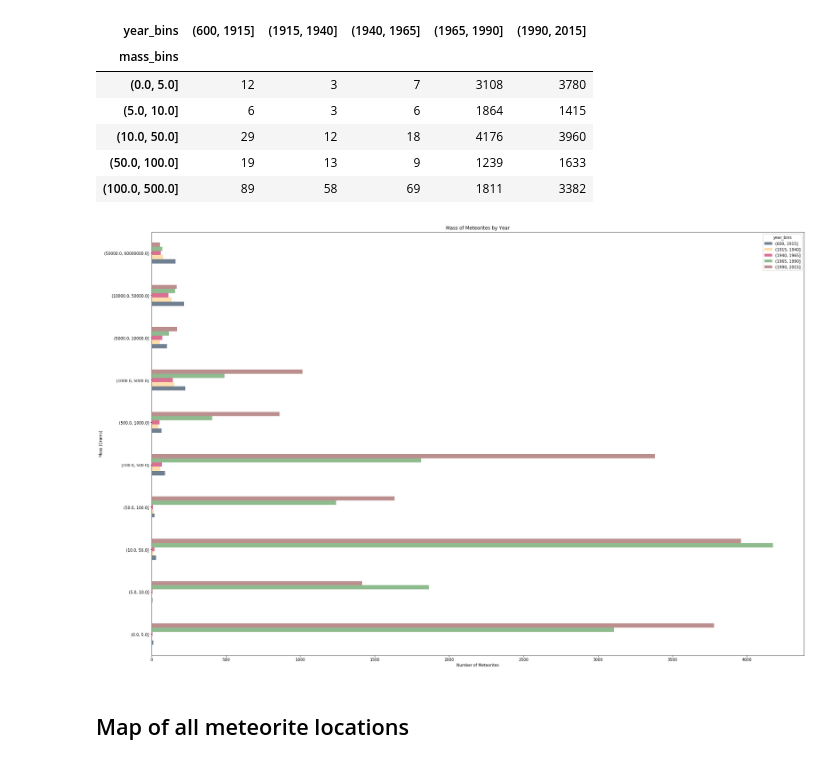
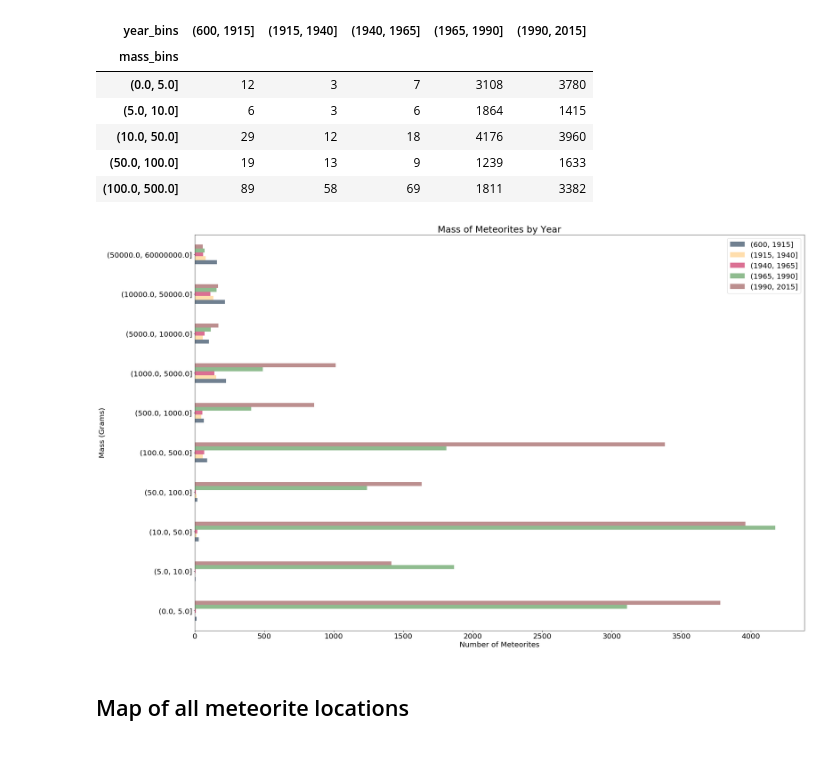
Before and after one commit to shainaboover/Meteorite_Landings, a Jupyter notebook: DSPT7_Build_Week_1.ipynb, the cells around one changed output. Saved outputs shown, nothing was run; the diff lists cells and outputs as text; code cells hidden in the pictures.

```diff
--- a/DSPT7_Build_Week_1.ipynb
+++ b/DSPT7_Build_Week_1.ipynb
@@ -276,11 +259,16 @@ xtab2.head()
 | (100.0, 500.0] | 89 | 58 | 69 | 1811 | 3382 |
 # %%
 # plot
-xtab2.plot.barh(figsize=(30,20), title='Mass of Meteorites by Year', color=('slategrey', 'navajowhite', 'palevioletred', 'darkseagreen', 'rosybrown'))
-plt.xlabel('Number of Meteorites')
-plt.ylabel('Mass (Grams)');
+xtab2.plot.barh(figsize=(30,20), color=('slategrey', 'navajowhite', 'palevioletred', 'darkseagreen', 'rosybrown'))
+plt.title('Mass of Meteorites by Year', fontsize=25)
+plt.xlabel('Number of Meteorites', fontsize=20)
+plt.ylabel('Mass (Grams)', fontsize=20)
+plt.xticks(fontsize=20)
+plt.yticks(fontsize=20)
+plt.legend(fontsize=20)
+plt.savefig('mass_year');
 # %% [output]
-[figure, old version]
+[figure, new version]
 # %% [markdown]
 ## Map of all meteorite locations ##
 # %%
```
Also changed, not shown: parts of 14 cells of this notebook.
